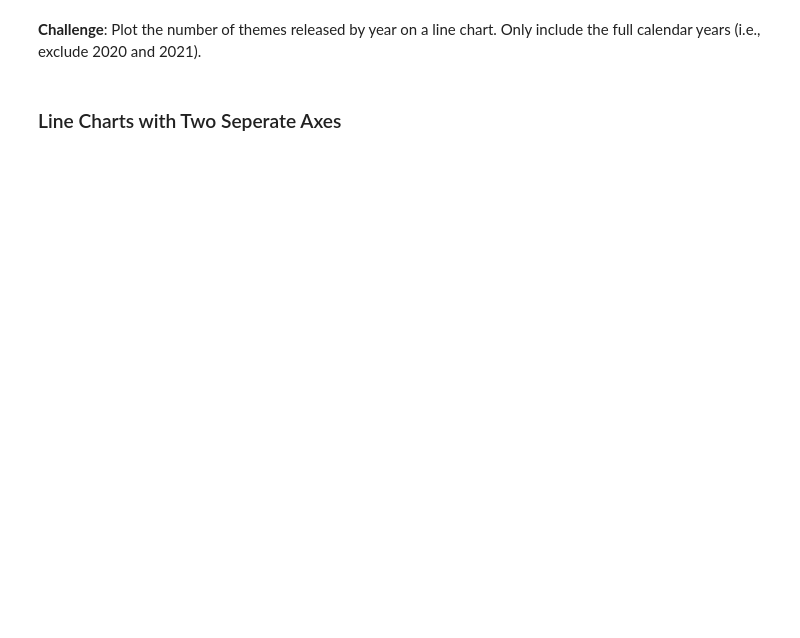
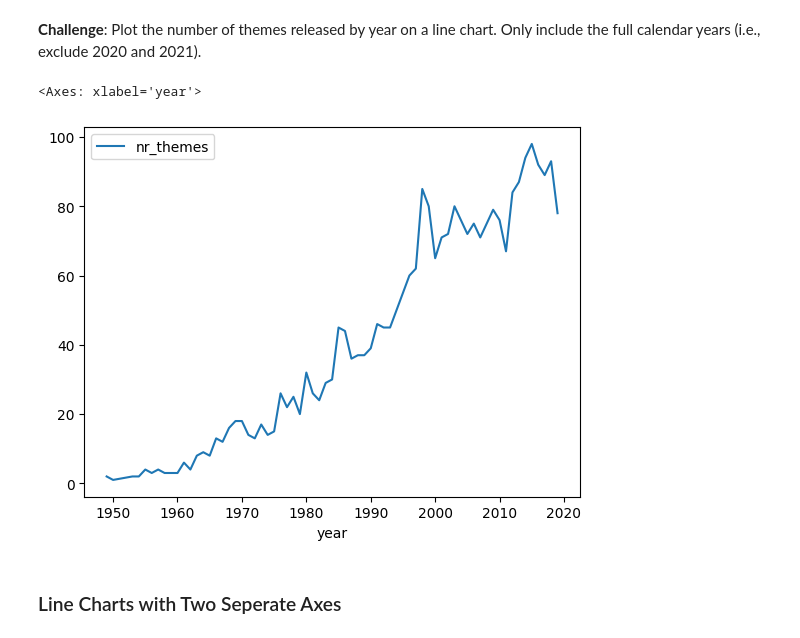
Before and after one commit to renankin/100-days-of-code, a Jupyter notebook: day-074/lego-data/lego_analysis_course.ipynb, the cells around one changed output. Saved outputs shown, nothing was run; the diff lists cells and outputs as text; code cells hidden in the pictures; blank space fills up the shorter version.

```diff
--- a/day-074/lego-data/lego_analysis_course.ipynb
+++ b/day-074/lego-data/lego_analysis_course.ipynb
@@ -94,3 +158,6 @@ Note that the .csv file is from late 2020, so to plot the full calendar years, y
 ### Aggregate Data with the Python .agg() Function
 
 Let's work out the number of different themes shipped by year. This means we have to count the number of unique theme_ids per calendar year.
+# %%
+themes_by_year = sets.groupby("year").agg({"theme_id": pd.Series.nunique})
+themes_by_year.head()
@@ -96,0 +172,3 @@ Let's work out the number of different themes shipped by year. This means we hav
+# %%
+themes_by_year.rename(columns={"theme_id": "nr_themes"}, inplace=True)
+themes_by_year.tail()
@@ -97,4 +183,9 @@ Let's work out the number of different themes shipped by year. This means we hav
 # %% [markdown]
 **Challenge**: Plot the number of themes released by year on a line chart. Only include the full calendar years (i.e., exclude 2020 and 2021).
+# %%
+themes_by_year[:-2].plot()
+# %% [output]
+<Axes: xlabel='year'>
+[figure, added]
 # %% [markdown]
 ### Line Charts with Two Seperate Axes
```
Also changed, not shown: parts of 16 cells of this notebook.
